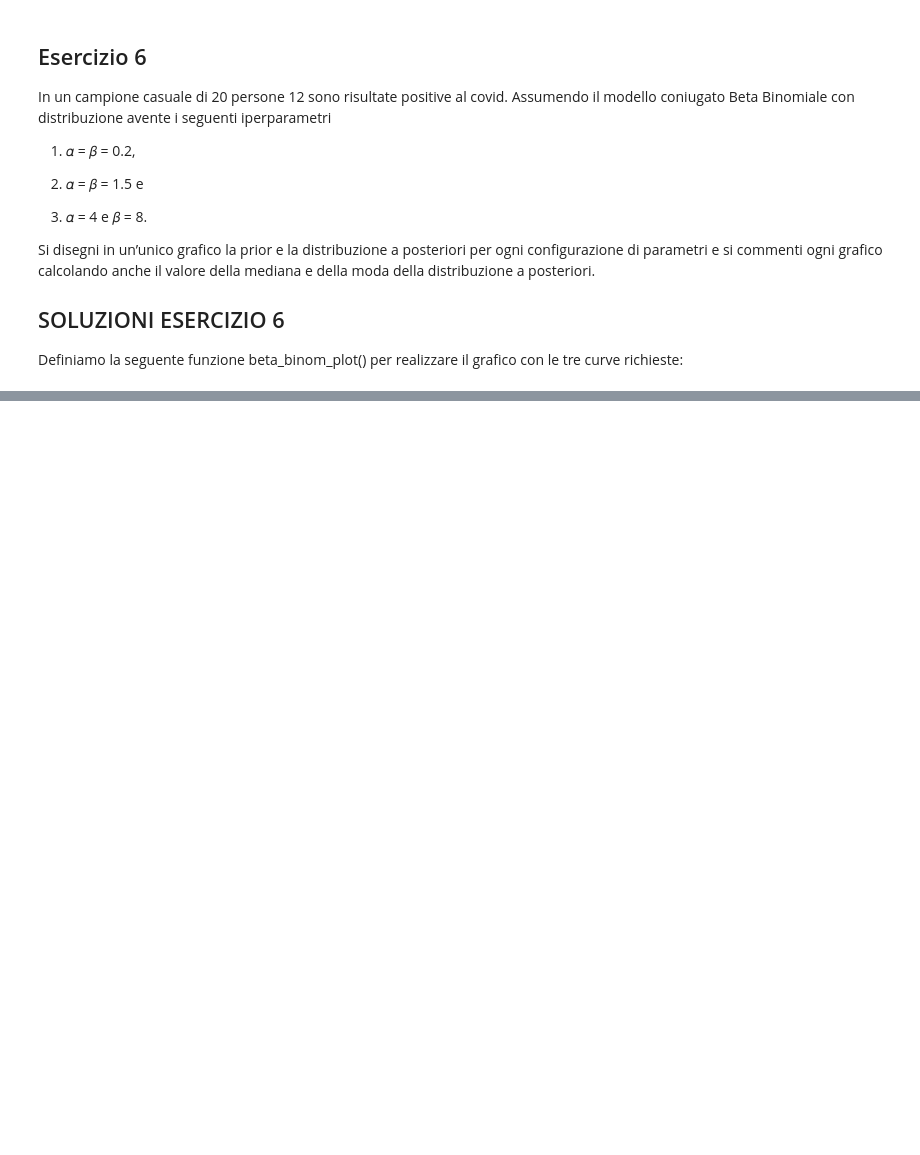
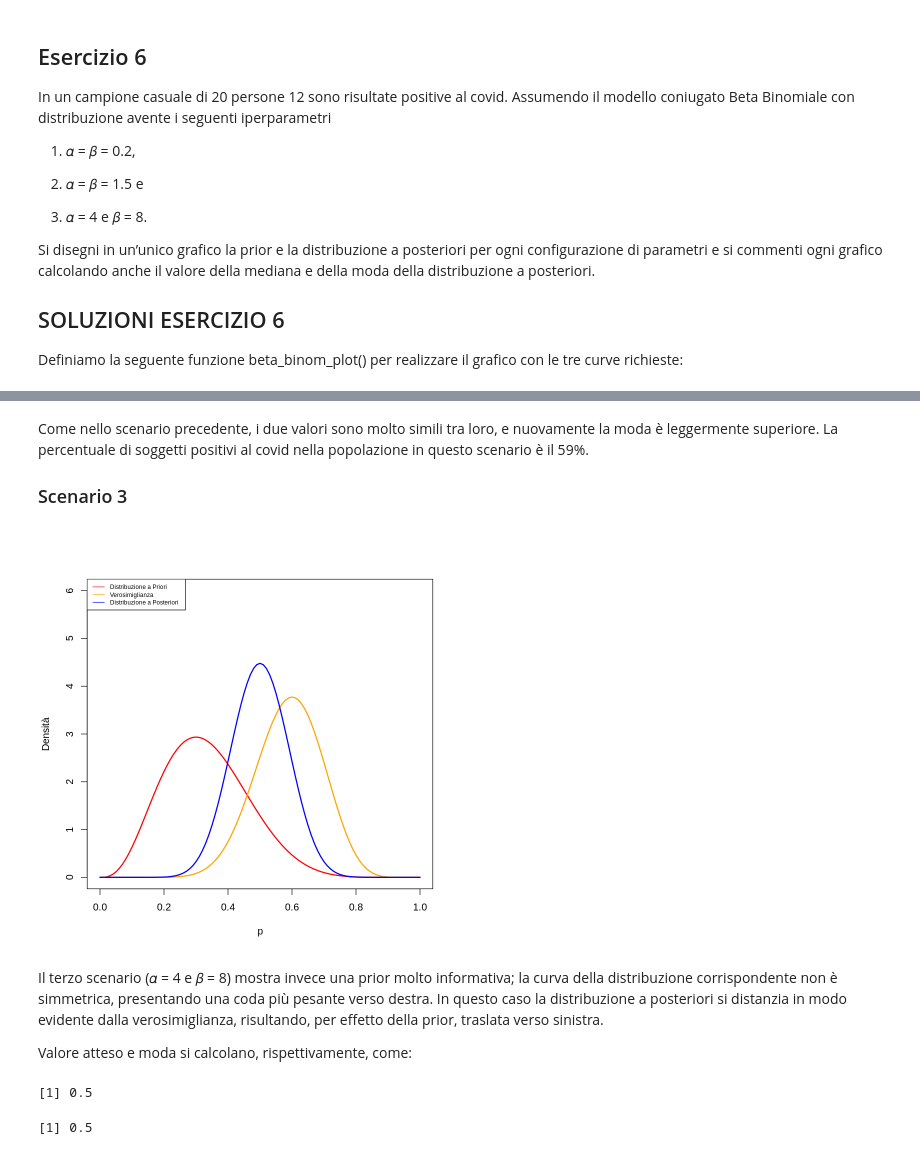
Before and after one commit to NikolayLenkovNikolaev/Bayesian_Statistics, a Jupyter notebook: Bayes_Analysis.ipynb, the cells around one changed output, grey strips where cells are left out. Drawn from its saved outputs; the diff is of its cells as text; code cells hidden in the pictures; blank space fills up the shorter version.

```diff
--- a/Bayes_Analysis.ipynb
+++ b/Bayes_Analysis.ipynb
@@ -666,0 +745,25 @@ Definiamo la seguente funzione beta_binom_plot() per realizzare il grafico con l
+# %% [markdown]
+Come nello scenario precedente, i due valori sono molto simili tra loro, e nuovamente la moda
+è leggermente superiore. La percentuale di soggetti positivi al covid nella popolazione in questo
+scenario è il 59%.
+### Scenario 3
+# %%
+n <- 20
+k <- 12
+a <- 4; b <- 8
+beta_binom_plot(a, b, n, k, ylim = c(0, 6))
+# %% [output]
+[figure, added]
+# %% [markdown]
+Il terzo scenario (𝛼 = 4 e 𝛽 = 8) mostra invece una prior molto informativa; la curva della
+distribuzione corrispondente non è simmetrica, presentando una coda più pesante verso destra.
+In questo caso la distribuzione a posteriori si distanzia in modo evidente dalla verosimiglianza,
+risultando, per effetto della prior, traslata verso sinistra.
+
+Valore atteso e moda si calcolano, rispettivamente, come:
+# %%
+(a+k)/(a+b+n)
+(k+a-1)/(n+a+b-2)
+# %% [output]
+[1] 0.5
+[1] 0.5
```
Also changed, not shown: parts of 71 cells of this notebook.
